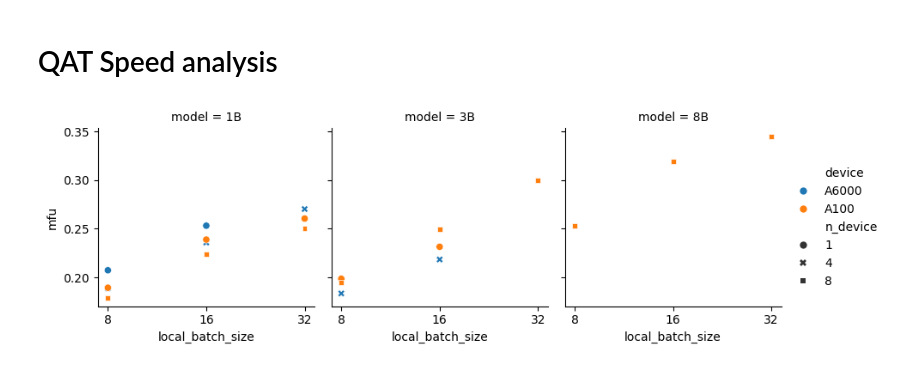
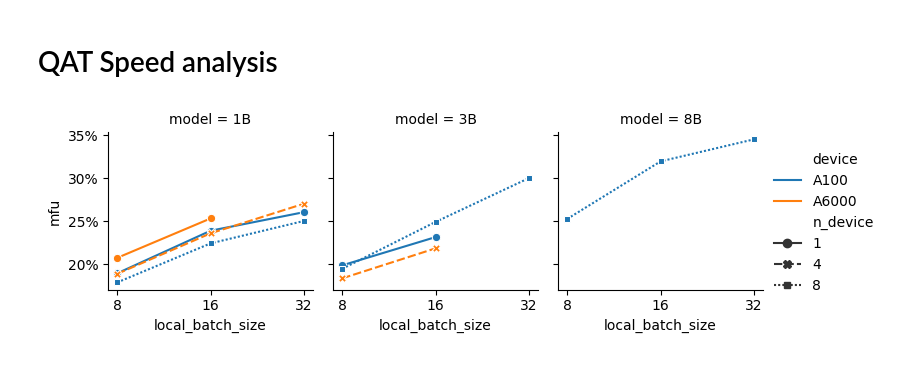
Before and after one commit to graphcore-research/optimal-weight-formats, a Jupyter notebook: 0630-QatSpeed.ipynb, the cells around one changed output. Saved outputs shown, nothing was run; the diff lists cells and outputs as text; code cells hidden in the pictures.

```diff
--- a/0630-QatSpeed.ipynb
+++ b/0630-QatSpeed.ipynb
@@ -61,32 +61,36 @@ raw_data = {
 sequence_length = 1024
 model_parameter_count = {
     "1B": 1235814400,
     "3B": 3212749824,
     "8B": 8030261248,
 }
 device_flop_per_second = {
     "A6000": 155e12,
     "A100": 312e12,
 }
 device_bytes_per_second = {  # for reference
     "A6000": 768e9,
     "A100": 2039e9,
 }
 
 df = pd.DataFrame.from_records([
     dict(model=model, device=device, batch_size=batch_size, n_device=n_device, time=time)
     for (model, device), rows in raw_data.items()
     for batch_size, n_device, time in rows
 ])
 df["local_batch_size"] = df.batch_size // df.n_device
 df["tokens_per_second"] = sequence_length * df.batch_size / df.time
 df["flop_per_second"] = 6 * df.tokens_per_second * df.model.apply(model_parameter_count.__getitem__)
 df["mfu"] = df.flop_per_second / (df.n_device * df.device.apply(device_flop_per_second.__getitem__))
 
-g = sns.relplot(data=df, y="mfu", x="local_batch_size", hue="device", style="n_device", col="model", height=3)
+g = sns.relplot(data=df, y="mfu", x="local_batch_size",
+                hue="device", style="n_device", col="model", hue_order=["A100", "A6000"],
+                # hue="model", style="n_device", col="device", palette="flare",
+                height=2.5, kind="line", markers=True)
 for ax in g.axes.flatten():
     ax.set_xscale("log", base=2)
     ax.xaxis.set_major_formatter("{x:.0f}")
+    ax.yaxis.set_major_formatter("{x:.0%}")
 # display(df)
 # %% [output]
-[figure, old version]
+[figure, new version]
```
Also changed, not shown: 3 other files.
